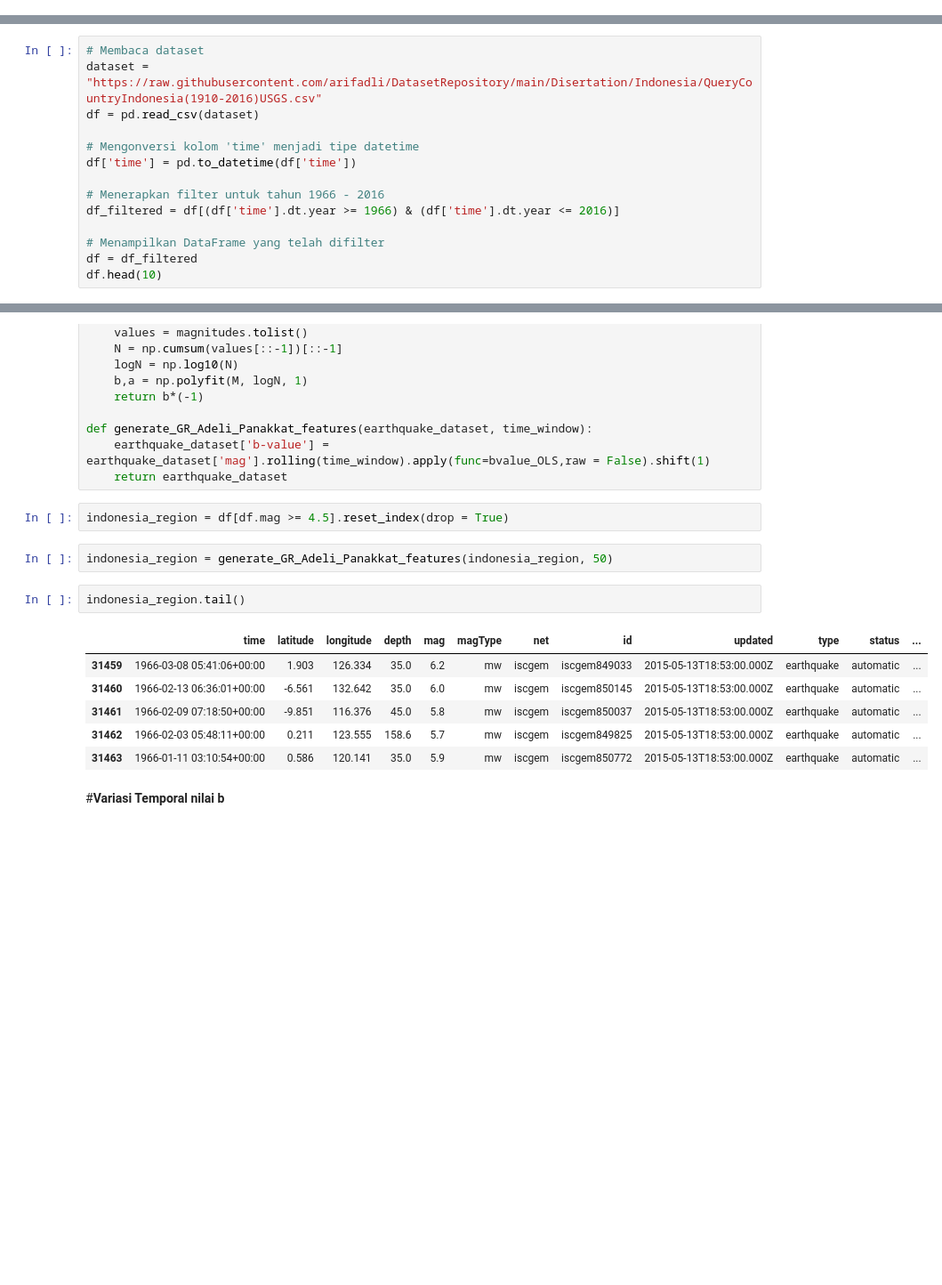
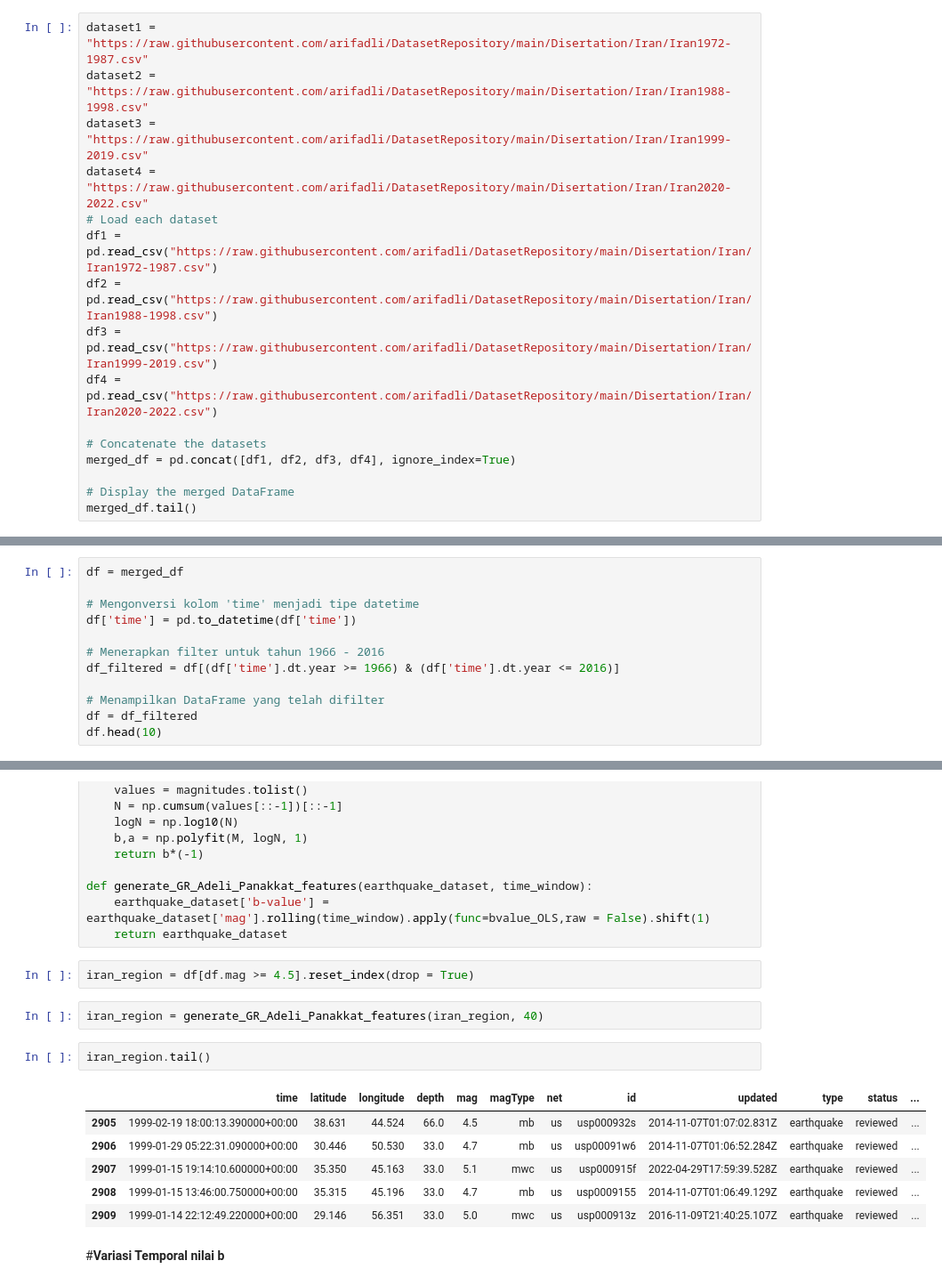
Before and after one commit to arifadli/Earthquake-Event-Analysis, a Jupyter notebook: Temporal Analysis using a and b value/a value/Iran value-a distribution.ipynb, the cells around one changed output, grey strips where cells are left out. Shown at 89% size. Drawn from its saved outputs; the diff is of its cells as text; blank space fills up the shorter version.

```diff
--- a/Temporal Analysis using a and b value/a value/Iran value-a distribution.ipynb
+++ b/Temporal Analysis using a and b value/a value/Iran value-a distribution.ipynb
@@ -52,0 +41,16 @@ df.head(5)
+# %%
+dataset1 = "https://raw.githubusercontent.com/arifadli/DatasetRepository/main/Disertation/Iran/Iran1972-1987.csv"
+dataset2 = "https://raw.githubusercontent.com/arifadli/DatasetRepository/main/Disertation/Iran/Iran1988-1998.csv"
+dataset3 = "https://raw.githubusercontent.com/arifadli/DatasetRepository/main/Disertation/Iran/Iran1999-2019.csv"
+dataset4 = "https://raw.githubusercontent.com/arifadli/DatasetRepository/main/Disertation/Iran/Iran2020-2022.csv"
+# Load each dataset
+df1 = pd.read_csv("https://raw.githubusercontent.com/arifadli/DatasetRepository/main/Disertation/Iran/Iran1972-1987.csv")
+df2 = pd.read_csv("https://raw.githubusercontent.com/arifadli/DatasetRepository/main/Disertation/Iran/Iran1988-1998.csv")
+df3 = pd.read_csv("https://raw.githubusercontent.com/arifadli/DatasetRepository/main/Disertation/Iran/Iran1999-2019.csv")
+df4 = pd.read_csv("https://raw.githubusercontent.com/arifadli/DatasetRepository/main/Disertation/Iran/Iran2020-2022.csv")
+
+# Concatenate the datasets
+merged_df = pd.concat([df1, df2, df3, df4], ignore_index=True)
+
+# Display the merged DataFrame
+merged_df.tail()
@@ -53,7 +65,5 @@ df.head(5)
 # %%
-# Membaca dataset
-dataset = "https://raw.githubusercontent.com/arifadli/DatasetRepository/main/Disertation/Indonesia/QueryCountryIndonesia(1910-2016)USGS.csv"
-df = pd.read_csv(dataset)
+df = merged_df
 
 # Mengonversi kolom 'time' menjadi tipe datetime
 df['time'] = pd.to_datetime(df['time'])
@@ -112,18 +122,18 @@ def generate_GR_Adeli_Panakkat_features(earthquake_dataset, time_window):
     earthquake_dataset['b-value'] = earthquake_dataset['mag'].rolling(time_window).apply(func=bvalue_OLS,raw = False).shift(1)
     return earthquake_dataset
 # %%
-indonesia_region = df[df.mag >= 4.5].reset_index(drop = True)
+iran_region = df[df.mag >= 4.5].reset_index(drop = True)
-# %%
-indonesia_region = generate_GR_Adeli_Panakkat_features(indonesia_region, 50)
+# %%
+iran_region = generate_GR_Adeli_Panakkat_features(iran_region, 40)
 # %%
-indonesia_region.tail()
+iran_region.tail()
 # %% [output]
 |  | time | latitude | longitude | depth | mag | magType | net | id | updated | type | status | ... |
-| 31459 | 1966-03-08 05:41:06+00:00 | 1.903 | 126.334 | 35.0 | 6.2 | mw | iscgem | iscgem849033 | 2015-05-13T18:53:00.000Z | earthquake | automatic | ... |
-| 31460 | 1966-02-13 06:36:01+00:00 | -6.561 | 132.642 | 35.0 | 6.0 | mw | iscgem | iscgem850145 | 2015-05-13T18:53:00.000Z | earthquake | automatic | ... |
-| 31461 | 1966-02-09 07:18:50+00:00 | -9.851 | 116.376 | 45.0 | 5.8 | mw | iscgem | iscgem850037 | 2015-05-13T18:53:00.000Z | earthquake | automatic | ... |
-| 31462 | 1966-02-03 05:48:11+00:00 | 0.211 | 123.555 | 158.6 | 5.7 | mw | iscgem | iscgem849825 | 2015-05-13T18:53:00.000Z | earthquake | automatic | ... |
-| 31463 | 1966-01-11 03:10:54+00:00 | 0.586 | 120.141 | 35.0 | 5.9 | mw | iscgem | iscgem850772 | 2015-05-13T18:53:00.000Z | earthquake | automatic | ... |
+| 2905 | 1999-02-19 18:00:13.390000+00:00 | 38.631 | 44.524 | 66.0 | 4.5 | mb | us | usp000932s | 2014-11-07T01:07:02.831Z | earthquake | reviewed | ... |
+| 2906 | 1999-01-29 05:22:31.090000+00:00 | 30.446 | 50.530 | 33.0 | 4.7 | mb | us | usp00091w6 | 2014-11-07T01:06:52.284Z | earthquake | reviewed | ... |
+| 2907 | 1999-01-15 19:14:10.600000+00:00 | 35.350 | 45.163 | 33.0 | 5.1 | mwc | us | usp000915f | 2022-04-29T17:59:39.528Z | earthquake | reviewed | ... |
+| 2908 | 1999-01-15 13:46:00.750000+00:00 | 35.315 | 45.196 | 33.0 | 4.7 | mb | us | usp0009155 | 2014-11-07T01:06:49.129Z | earthquake | reviewed | ... |
+| 2909 | 1999-01-14 22:12:49.220000+00:00 | 29.146 | 56.351 | 33.0 | 5.0 | mwc | us | usp000913z | 2016-11-09T21:40:25.107Z | earthquake | reviewed | ... |
 # %% [markdown]
 #**Variasi Temporal nilai b**
 # %%
```
Also changed, not shown: parts of 10 cells of this notebook.
